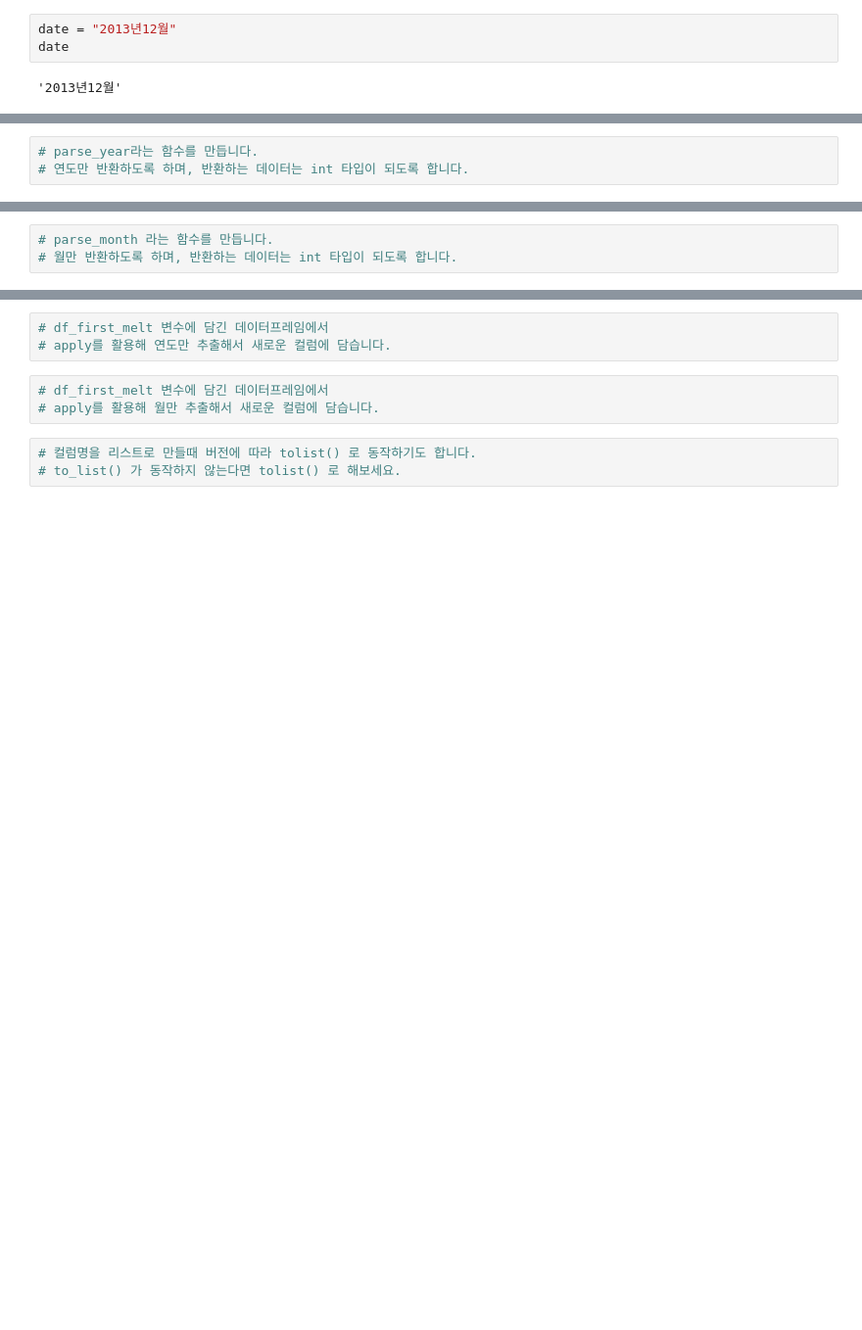
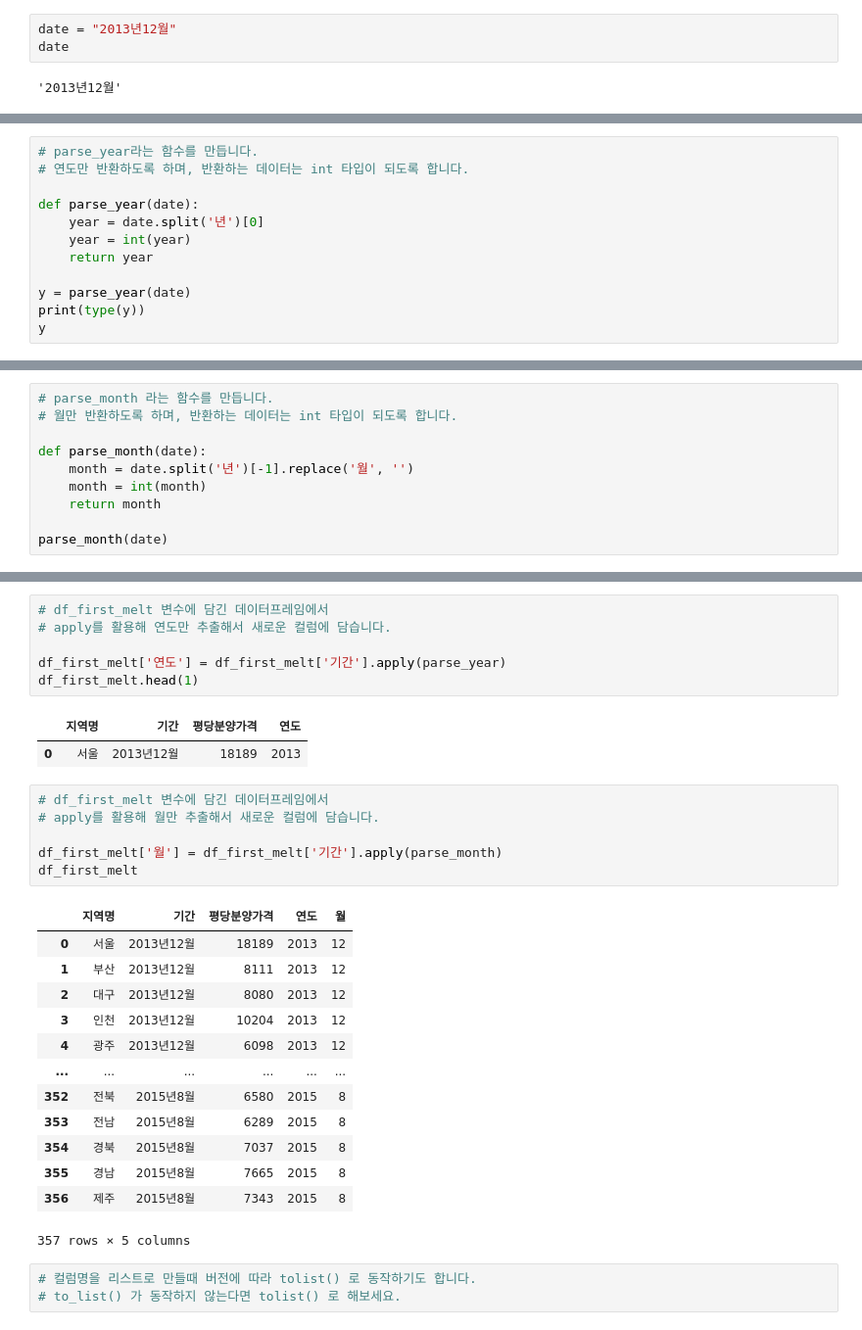
Before and after one commit to kngsujng/Data-Analysis_Study, a Jupyter notebook: open-data-analysis-basic-master/01-apt-price-input.ipynb, the cells around one changed output, grey strips where cells are left out. Shown at 98% size. Drawn from its saved outputs; the diff is of its cells as text; blank space fills up the shorter version.

Commit message:
1_16/20: 연도와 월을 함수와 apply를 통해 분리해서 새로운 컬럼 형성

```diff
--- a/open-data-analysis-basic-master/01-apt-price-input.ipynb
+++ b/open-data-analysis-basic-master/01-apt-price-input.ipynb
@@ -1087,3 +1099,12 @@ date
 # %%
 # parse_year라는 함수를 만듭니다.
 # 연도만 반환하도록 하며, 반환하는 데이터는 int 타입이 되도록 합니다.
+
+def parse_year(date):
+    year = date.split('년')[0]
+    year = int(year)
+    return year
+
+y = parse_year(date)
+print(type(y))
+y
@@ -1092,3 +1120,10 @@ date
 # %%
 # parse_month 라는 함수를 만듭니다.
 # 월만 반환하도록 하며, 반환하는 데이터는 int 타입이 되도록 합니다.
+
+def parse_month(date):
+    month = date.split('년')[-1].replace('월', '')
+    month = int(month)
+    return month
+
+parse_month(date)
@@ -1097,9 +1138,32 @@ date
 # %%
 # df_first_melt 변수에 담긴 데이터프레임에서
 # apply를 활용해 연도만 추출해서 새로운 컬럼에 담습니다.
+
+df_first_melt['연도'] = df_first_melt['기간'].apply(parse_year)
+df_first_melt.head(1)
+# %% [output]
+|  | 지역명 | 기간 | 평당분양가격 | 연도 |
+| 0 | 서울 | 2013년12월 | 18189 | 2013 |
 # %%
 # df_first_melt 변수에 담긴 데이터프레임에서
 # apply를 활용해 월만 추출해서 새로운 컬럼에 담습니다.
+
+df_first_melt['월'] = df_first_melt['기간'].apply(parse_month)
+df_first_melt
+# %% [output]
+|  | 지역명 | 기간 | 평당분양가격 | 연도 | 월 |
+| 0 | 서울 | 2013년12월 | 18189 | 2013 | 12 |
+| 1 | 부산 | 2013년12월 | 8111 | 2013 | 12 |
+| 2 | 대구 | 2013년12월 | 8080 | 2013 | 12 |
+| 3 | 인천 | 2013년12월 | 10204 | 2013 | 12 |
+| 4 | 광주 | 2013년12월 | 6098 | 2013 | 12 |
+| ... | ... | ... | ... | ... | ... |
+| 352 | 전북 | 2015년8월 | 6580 | 2015 | 8 |
+| 353 | 전남 | 2015년8월 | 6289 | 2015 | 8 |
+| 354 | 경북 | 2015년8월 | 7037 | 2015 | 8 |
+| 355 | 경남 | 2015년8월 | 7665 | 2015 | 8 |
+| 356 | 제주 | 2015년8월 | 7343 | 2015 | 8 |
+357 rows × 5 columns
 # %%
 # 컬럼명을 리스트로 만들때 버전에 따라 tolist() 로 동작하기도 합니다.
 # to_list() 가 동작하지 않는다면 tolist() 로 해보세요.
```
Also changed, not shown: parts of 7 cells of this notebook.
